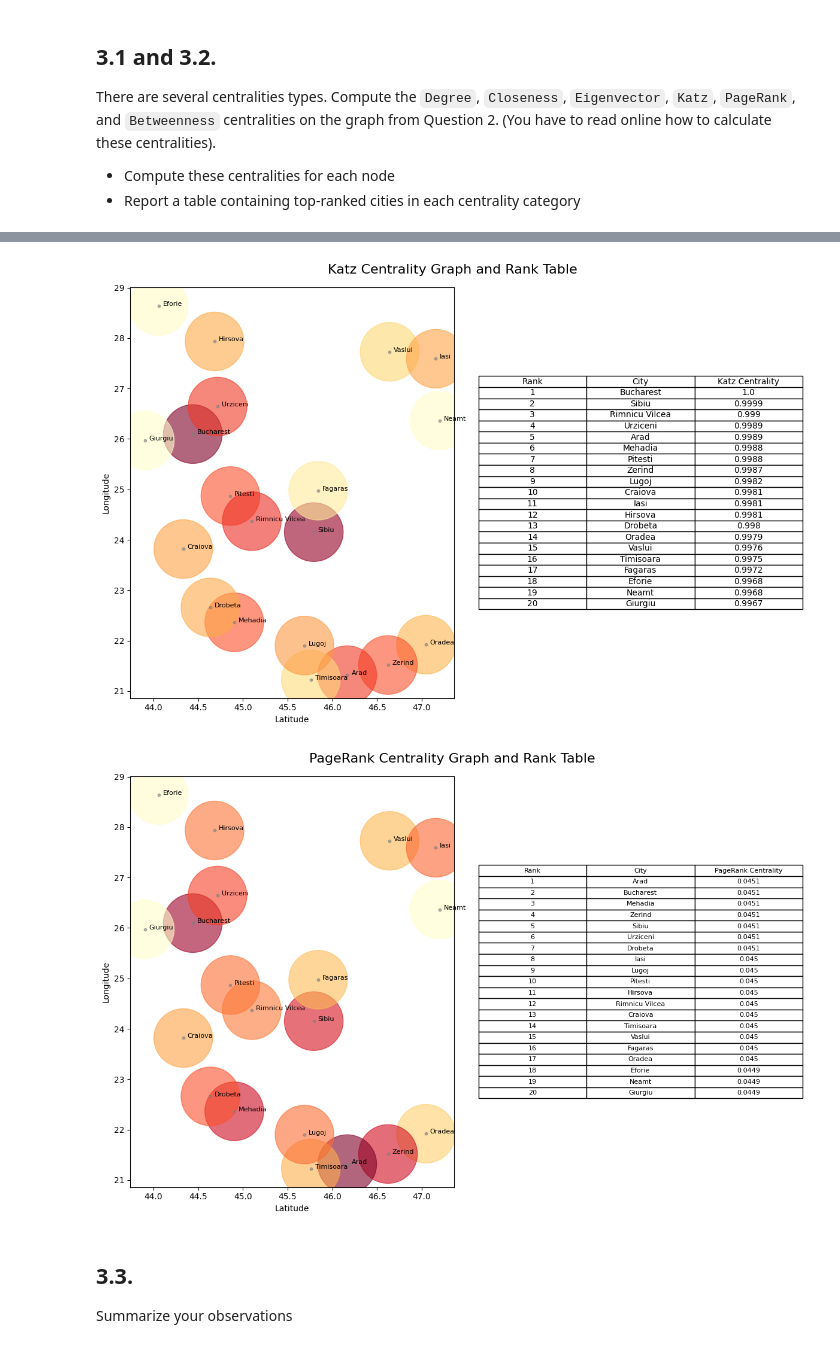
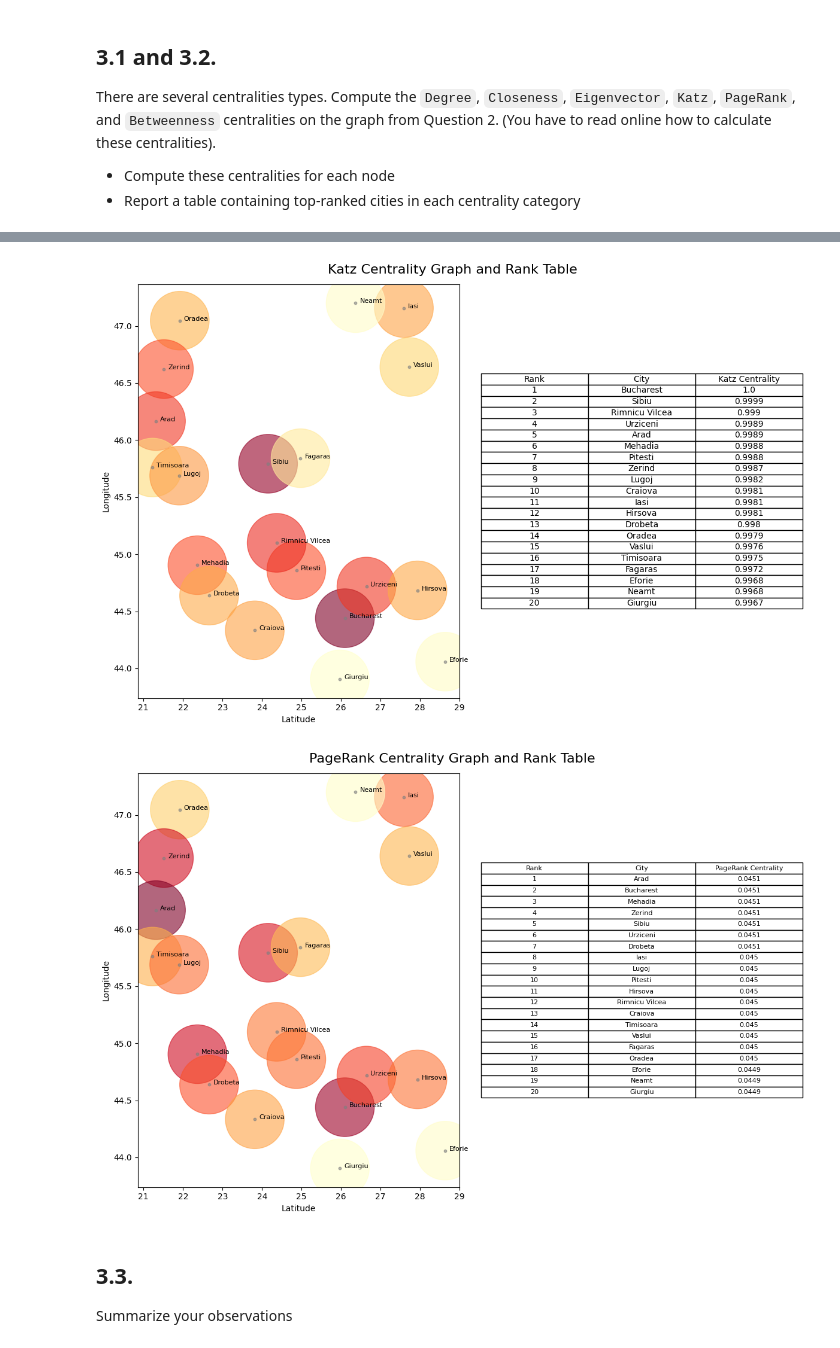
Before and after one commit to NathanZlion/AI_algo, a Jupyter notebook: Observation.ipynb, the cells around one changed output, grey strips where cells are left out. Cells and saved outputs as stored; diff of their text form; code cells hidden in the pictures.

Commit message:
rotated the city centrality scatter plot to make it resemble the layout of the map

```diff
--- a/Observation.ipynb
+++ b/Observation.ipynb
@@ -146,8 +146,8 @@ centrality_list : List[Tuple[Mapping,str]] = [
 x_values = list(romania_graph.get_nodes())
 
 # extract the x and y coordinates into separate lists
-x_coords = [romania_coordinates[node][0] for node in x_values]
-y_coords = [romania_coordinates[node][1] for node in x_values]
+y_coords = [romania_coordinates[node][0] for node in x_values]
+x_coords = [romania_coordinates[node][1] for node in x_values]
 
 for centrality in centrality_list:
     y_values = []
@@ -197,5 +197,5 @@ for centrality in centrality_list:
-[figure, old version]
+[figure, new version]
-[figure, old version]
+[figure, new version]
 # %% [markdown]
 ## 3.3.
 
```
Also changed, not shown: parts of 1 cell of this notebook, 2 other files.
